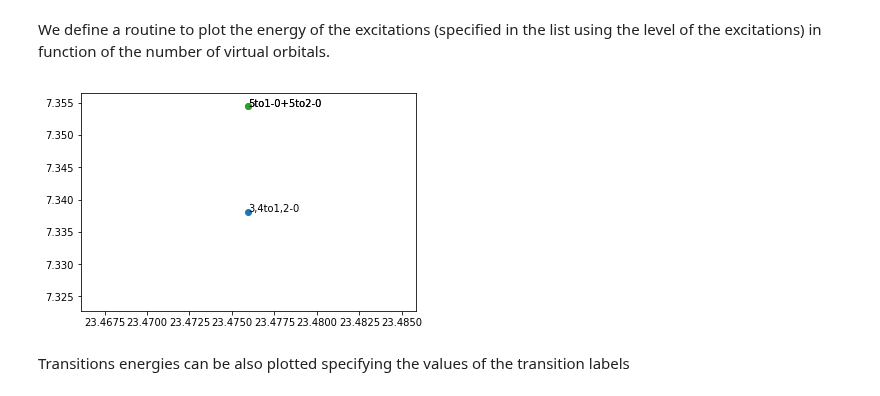
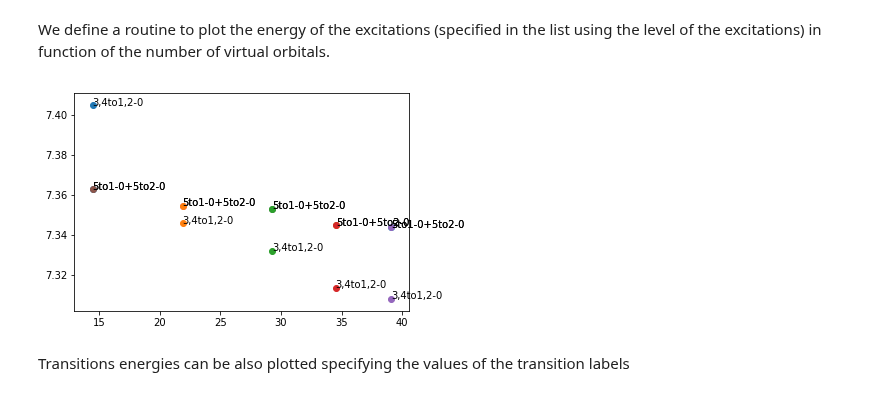
Before and after one commit to luigigenovese/KPM-nb, a Jupyter notebook: POLARIZABILITY/N2/free-bc/Analysis_of_Excitonic_States.ipynb, the cells around one changed output. Cells and saved outputs as stored; diff of their text form; code cells hidden in the pictures.

```diff
--- a/POLARIZABILITY/N2/free-bc/Analysis_of_Excitonic_States.ipynb
+++ b/POLARIZABILITY/N2/free-bc/Analysis_of_Excitonic_States.ipynb
@@ -47,0 +26,17 @@ We set the number of empty and virtual states and build the C submatrix with the
+# %%
+rmultInd = 0
+print 'Read data for rmult = ', rVal[rmultInd]
+print 'Maximum value of virtual orbitals = ', virtMax[rmultInd]
+print ''
+
+%cd $outputpath
+dpath = 'log/TDDFT-Results/transition_dipoles_rmult'+str(rVal[rmultInd])+'_numVirt'+str(virtMax[rmultInd])+'.txt'
+dipoles = np.loadtxt(dpath)
+cpath = 'log/TDDFT-Results/coupling_matrix_rmult'+str(rVal[rmultInd])+'_numVirt'+str(virtMax[rmultInd])+'.txt'
+Cmat = np.loadtxt(cpath)
+logpath = 'log/log-Rmult_'+str(rVal[rmultInd])+'_numVirt_'+str(virtMax[rmultInd])+'.yaml'
+log = !ls $logpath
+Data = lf.Logfile(log[0])
+%cd ..
+
+Cmat.shape
@@ -48,4 +52,4 @@ We set the number of empty and virtual states and build the C submatrix with the
 # %%
 numOrb = 5
-nalpha = [64,128,192,256,nVirtMax]
-#nalpha = [nVirtMax] # for the single na analysis
+nalpha = [64,128,192,256,virtMax[rmultInd]]
+nalpha
@@ -70,0 +65,3 @@ for na in nalpha:
+# %%
+reload(R)
+eigenproblems = R.solveEigenProblems(numOrb,virtMax[rmultInd],Cmat,dipoles,nalpha)
@@ -84,6 +87,6 @@ We choose a set of excitations and build the excitations dictionary
 # %%
 reload(R)
-exc = [i for i in range(1,300)]
+exc = [i for i in range(1,100)]
 excitations = R.buildExcitations(numOrb,nalpha,exc,eigenproblems)
 excitations = R.removeDegenarices(excitations)
 # %% [markdown]
@@ -162,10 +166,11 @@ COMMENT:
 We define a routine to plot the energy of the excitations (specified in the list using the level of the excitations) in function of the number of virtual orbitals.
 # %%
 %matplotlib inline
+reload(R)
 selTr = [1,2,3]
 R.pltTrLevel(selTr,excitations,Data,numOrb,True)
 # %% [output]
-[figure, old version]
+[figure, new version]
 # %% [markdown]
 Transitions energies can be also plotted specifying the values of the transition labels
 # %%
```
Also changed, not shown: parts of 44 cells of this notebook, 5 other files.
